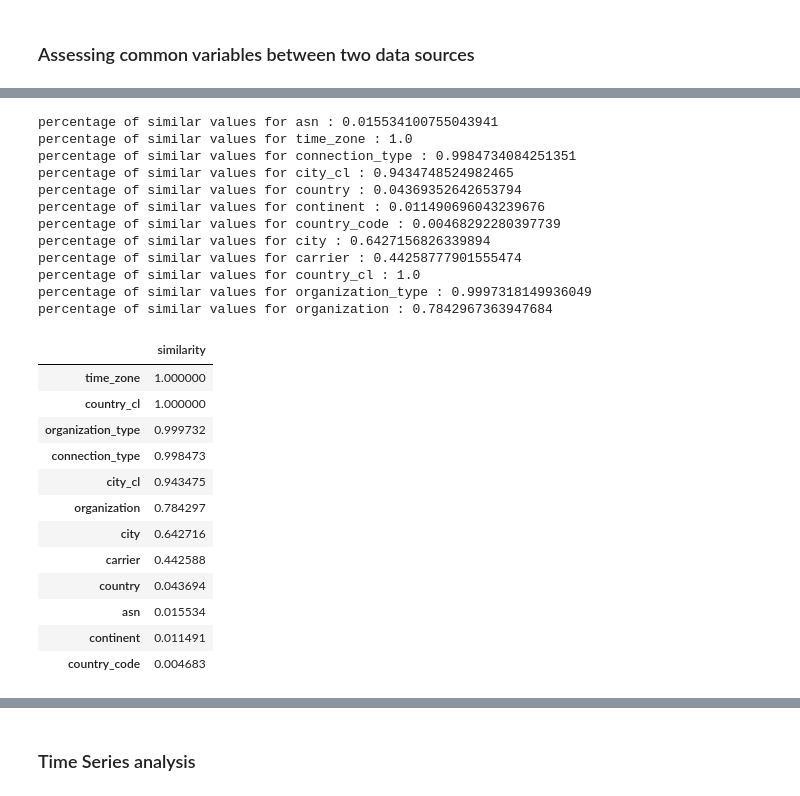
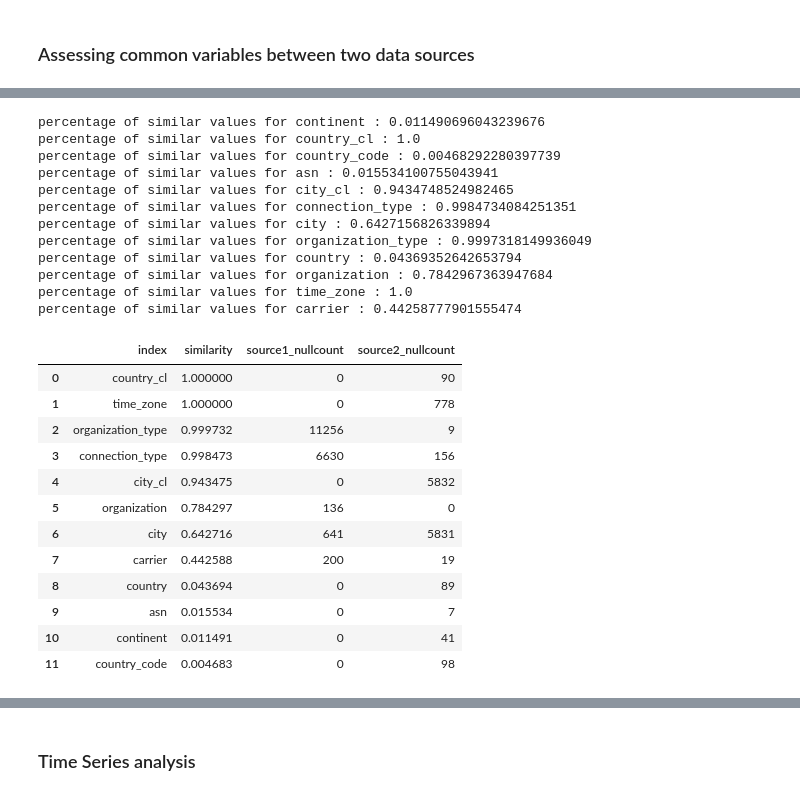
Before and after one commit to cgusti/EAD-fraud-detection, a Jupyter notebook: DS Take Home Project Practice.ipynb, the cells around one changed output, grey strips where cells are left out. Cells and saved outputs as stored; diff of their text form; code cells hidden in the pictures.

```diff
--- a/DS Take Home Project Practice.ipynb
+++ b/DS Take Home Project Practice.ipynb
@@ -64,3 +66,11 @@ src2 = df_main.drop([col for col in df_main.columns if '_source1' in col], axis=
 # %%
-df_main.dtypes #all columns are clean
+
+types_to_change = ['asn_source1', 'time_zone_source1', 'asn_source1', 'time_zone_source1', 'asn_source2']
+
+for col in types_to_change:
+    df_main[col] = df_main[col].astype('category')
+
+df_main.dtypes #checking to see if there is any type inconsistencies in any column in source 1
+#double check categorical features/numerical features -  convert to categorical model
+#timezone, asn
 # %% [output]
@@ -195,8 +218,8 @@ src2_target= ['fraud_label']
 src1 = src1.applymap(lambda s: s.lower() if type(s) == str else s)
 src2 = src2.applymap(lambda s: s.lower() if type(s) == str else s)
 # %%
-src1.replace({'#VALUE!': None}, inplace=True)
-src2.replace({'#VALUE!': None}, inplace=True)
+src1.replace({'#value!': None}, inplace=True)
+src2.replace({'#value!': None}, inplace=True)
 # %% [markdown]
 ## Data Analysis
 # %% [markdown]
@@ -337,0 +342,7 @@ dtype: int64
+# %%
+src1_common_vars_null_count  = src1[[common_var+'_source1'for common_var in common_list]].isna().sum().sort_values(ascending=False).reset_index().rename(columns={0: 'source1_nullcount'})
+src1_common_vars_null_count['index'] = src1_common_vars_null_count['index'].apply(lambda x: x.replace('_source1', ''))
+src2_common_vars_null_count = src2[[common_var+'_source2'for common_var in common_list]].isna().sum().sort_values(ascending=False).reset_index().rename(columns={0: 'source2_nullcount'})
+src2_common_vars_null_count['index'] = src2_common_vars_null_count['index'].apply(lambda x: x.replace('_source2', ''))
+# src1_common_vars
+# src2_common_vars
@@ -348,4 +402,5 @@ src1_common_vars.columns = common_list
 src2_common_vars.columns = common_list
 # %%
 # src1_common_vars.compare(src1_common_vars, keep_equal=True).to_csv('same_column_analysis.csv')
-compare_result=src1_common_vars.compare(src2_common_vars, keep_equal=True)
+compare_result=src1_common_vars.compare(src2_common_vars, keep_equal=True, result_names=('src1', 'src2'))
+compare_result
@@ -369,39 +422,41 @@ src1_common_vars.compare(src2_common_vars)
 # %%
 dict_ = {}
 for feat in common_list:
     compare_result=src1_common_vars[feat].compare(src2_common_vars[feat], keep_equal=True)
     dict_[feat] = len(compare_result)/len(src1)
     print(f"percentage of similar values for {feat} : {len(compare_result)/len(src1)}")
 # agg_compare_result = pd.DataFrame(dict_, columns=['common_feature', 'percentage of similar values'])
 
-agg_compare_result = pd.DataFrame.from_dict(dict_, orient='index').rename(columns={0: "similarity"}).sort_values(by='similarity',ascending=False)
+agg_compare_result = pd.DataFrame.from_dict(dict_, orient='index').rename(columns={0: "similarity"}).sort_values(by='similarity',ascending=False).reset_index()
 
+agg_compare_result=agg_compare_result.merge(src1_common_vars_null_count, how='left')
+agg_compare_result=agg_compare_result.merge(src2_common_vars_null_count, how='left')
 agg_compare_result
 # %% [output]
+percentage of similar values for continent : 0.011490696043239676
+percentage of similar values for country_cl : 1.0
+percentage of similar values for country_code : 0.00468292280397739
 percentage of similar values for asn : 0.015534100755043941
+percentage of similar values for city_cl : 0.9434748524982465
+percentage of similar values for connection_type : 0.9984734084251351
+percentage of similar values for city : 0.6427156826339894
+percentage of similar values for organization_type : 0.9997318149936049
+percentage of similar values for country : 0.04369352642653794
+percentage of similar values for organization : 0.7842967363947684
 percentage of similar values for time_zone : 1.0
-percentage of similar values for connection_type : 0.9984734084251351
-percentage of similar values for city_cl : 0.9434748524982465
-percentage of similar values for country : 0.04369352642653794
-percentage of similar values for continent : 0.011490696043239676
-percentage of similar values for country_code : 0.00468292280397739
-percentage of similar values for city : 0.6427156826339894
 percentage of similar values for carrier : 0.44258777901555474
-percentage of similar values for country_cl : 1.0
-percentage of similar values for organization_type : 0.9997318149936049
-percentage of similar values for organization : 0.7842967363947684
-|  | similarity |
-| time_zone | 1.000000 |
-| country_cl | 1.000000 |
-| organization_type | 0.999732 |
-| connection_type | 0.998473 |
-| city_cl | 0.943475 |
-| organization | 0.784297 |
-| city | 0.642716 |
-| carrier | 0.442588 |
-| country | 0.043694 |
-| asn | 0.015534 |
-| continent | 0.011491 |
-| country_code | 0.004683 |
+|  | index | similarity | source1_nullcount | source2_nullcount |
+| 0 | country_cl | 1.000000 | 0 | 90 |
+| 1 | time_zone | 1.000000 | 0 | 778 |
+| 2 | organization_type | 0.999732 | 11256 | 9 |
+| 3 | connection_type | 0.998473 | 6630 | 156 |
+| 4 | city_cl | 0.943475 | 0 | 5832 |
+| 5 | organization | 0.784297 | 136 | 0 |
+| 6 | city | 0.642716 | 641 | 5831 |
+| 7 | carrier | 0.442588 | 200 | 19 |
+| 8 | country | 0.043694 | 0 | 89 |
+| 9 | asn | 0.015534 | 0 | 7 |
+| 10 | continent | 0.011491 | 0 | 41 |
+| 11 | country_code | 0.004683 | 0 | 98 |
 # %% [markdown]
 Some rows would not be viable for replacement because same categories values are different, we might not know which is the right value for each feature
```
Also changed, not shown: parts of 88 cells of this notebook, 6 other files.
